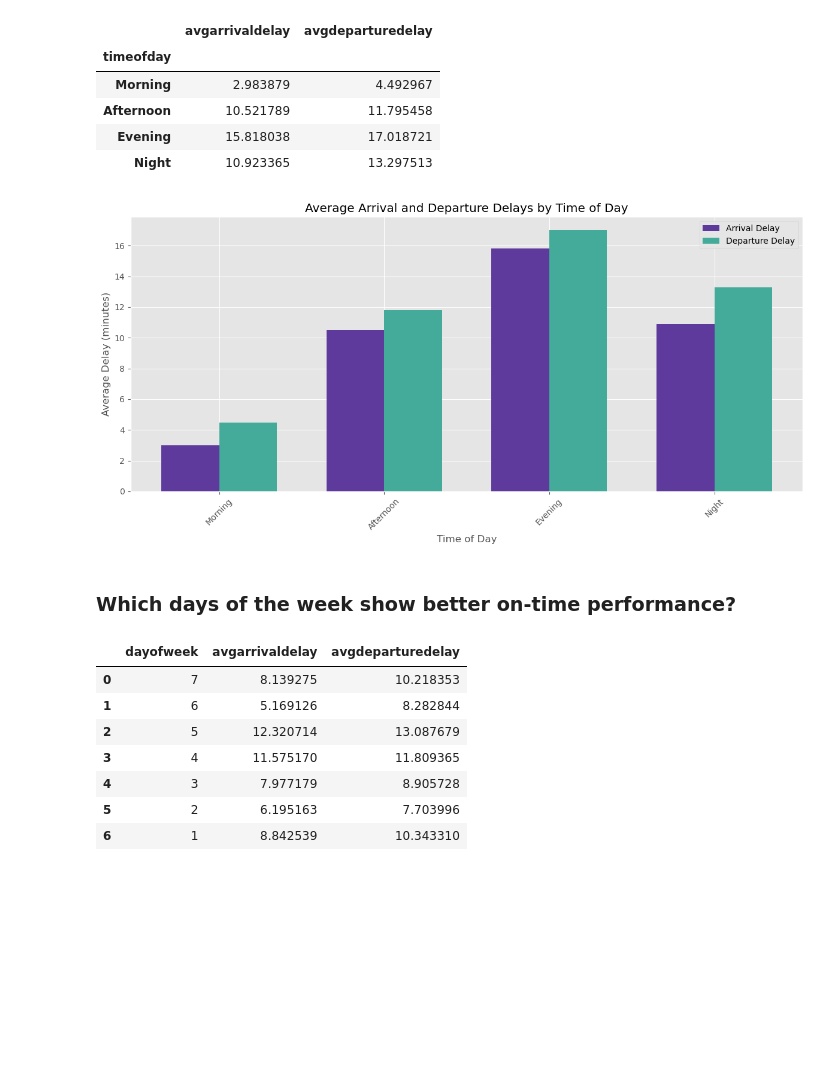
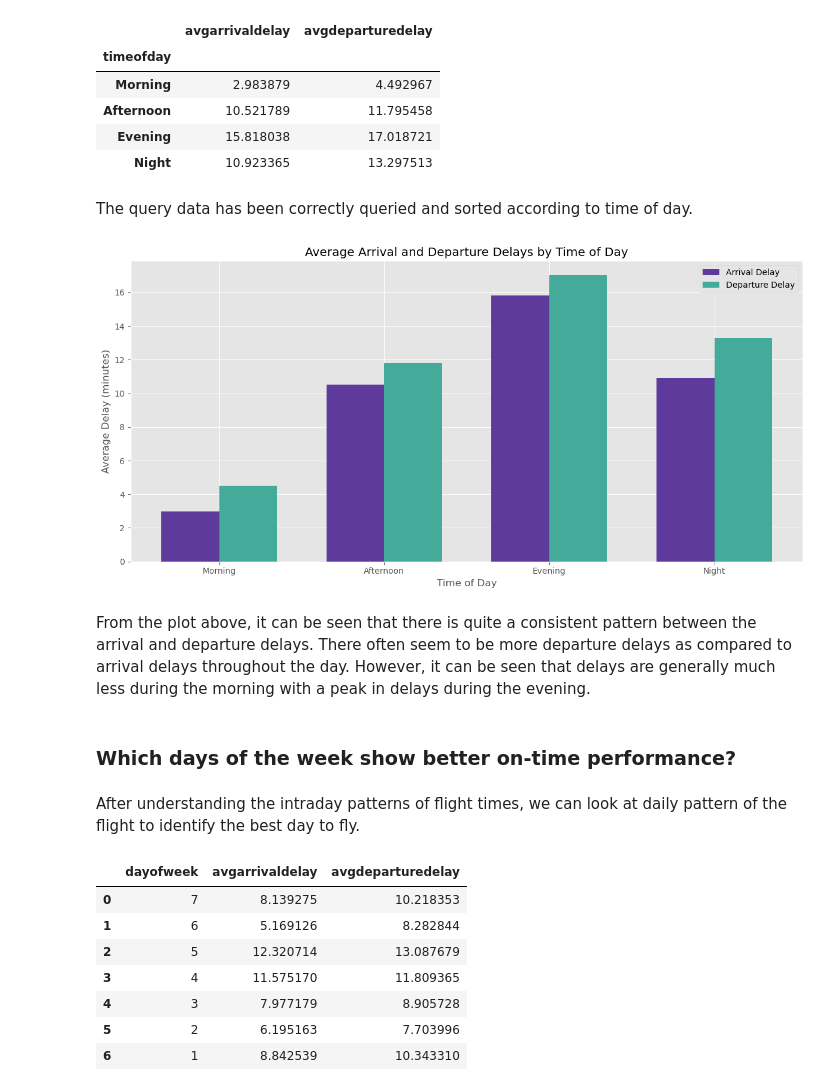
Before and after one commit to hathimazman/DataManagement_Project2, a Jupyter notebook: P153146_Project2.ipynb, the cells around one changed output. Cells and saved outputs as stored; diff of their text form; code cells hidden in the pictures; blank space fills up the shorter version.

```diff
--- a/P153146_Project2.ipynb
+++ b/P153146_Project2.ipynb
@@ -137,31 +220,37 @@ df1
 | Afternoon | 10.521789 | 11.795458 |
 | Evening | 15.818038 | 17.018721 |
 | Night | 10.923365 | 13.297513 |
+# %% [markdown]
+The query data has been correctly queried and sorted according to time of day.
 # %%
 # Assuming df1 is your dataframe with the data
 plt.figure(figsize=(12, 6))
 
 # Set width of bars
 x = np.arange(len(time_order))
 width = 0.35
 
 # Create the two bars side by side
 plt.bar(x - width/2, df1['avgarrivaldelay'], width, label='Arrival Delay', color='#5D3A9B')
 plt.bar(x + width/2, df1['avgdeparturedelay'], width, label='Departure Delay', color='#44AA99')
 
 # Add labels, title and legend
 plt.xlabel('Time of Day')
 plt.ylabel('Average Delay (minutes)')
 plt.title('Average Arrival and Departure Delays by Time of Day')
-plt.xticks(x, time_order, rotation=45)
+plt.xticks(x, time_order)
 plt.legend()
 
 plt.tight_layout()
 plt.show()
 # %% [output]
-[figure, old version]
+[figure, new version]
+# %% [markdown]
+From the plot above, it can be seen that there is quite a consistent pattern between the arrival and departure delays. There often seem to be more departure delays as compared to arrival delays throughout the day. However, it can be seen that delays are generally much less during the morning with a peak in delays during the evening.
 # %% [markdown]
 ### Which days of the week show better on-time performance?
+# %% [markdown]
+After understanding the intraday patterns of flight times, we can look at daily pattern of the flight to identify the best day to fly.
 # %%
 query2 = '''
 SELECT
```
Also changed, not shown: parts of 73 cells of this notebook, 2 other files.
